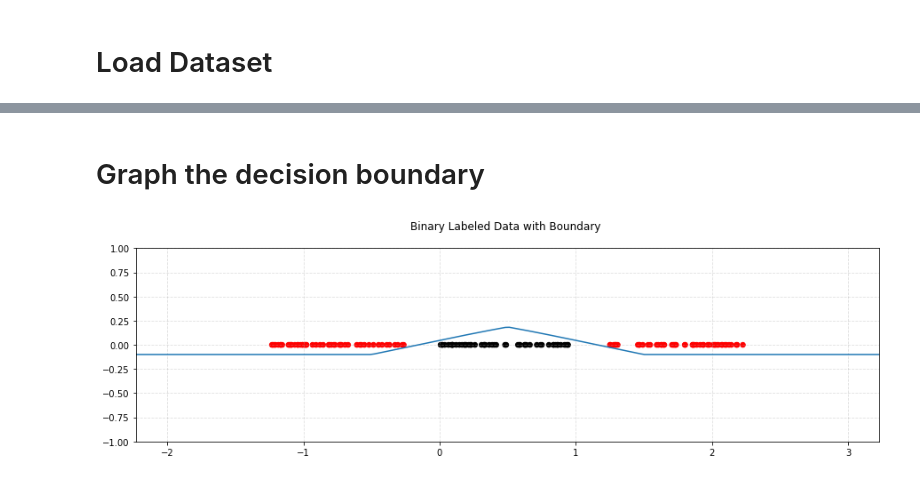
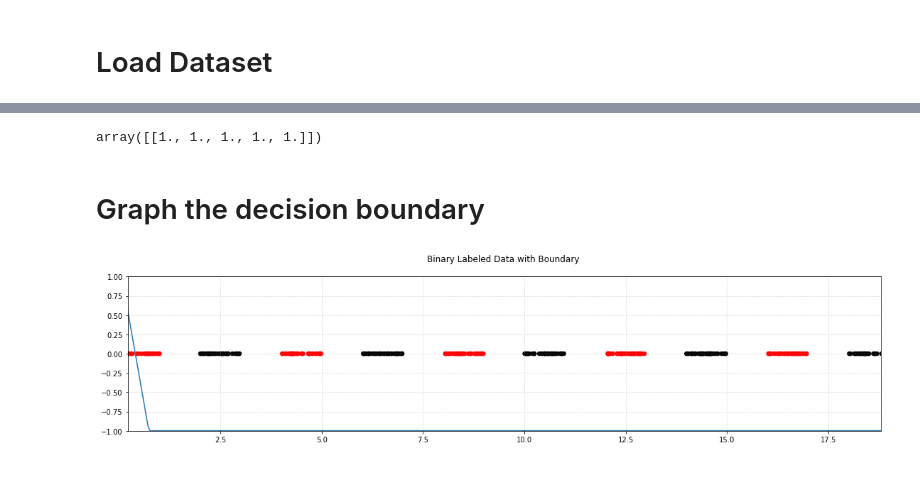
Before and after one commit to AleksandrGontcharov/neuralnetwork, a Jupyter notebook: neural_network_one-dim.ipynb, the cells around one changed output, grey strips where cells are left out. Saved outputs shown, nothing was run; the diff lists cells and outputs as text; code cells hidden in the pictures.

Commit message:
Added trainability of parameters

```diff
--- a/neural_network_one-dim.ipynb
+++ b/neural_network_one-dim.ipynb
@@ -28,5 +6,2 @@ mynetwork.layers['L2']['biases'] = np.zeros_like(mynetwork.layers['L2']['biases'
 # %% [markdown]
 # Load Dataset
-# %%
-X,Y = nregion.load_data()
-nregion.graph(X,Y)
@@ -34,0 +8,3 @@ nregion.graph(X,Y)
+# %%
+X_train, Y_train, X_val, Y_val, C, R = nregion.load_data(regions=10)
+nregion.graph(X_train,Y_train, padding =20)
@@ -34,0 +13,7 @@ nregion.graph(X,Y)
+# %%
+# Example Network
+mynetwork = Network(1)
+mynetwork.add_layer(5, activation = 'absolute' )
+mynetwork.add_layer(5, activation = 'relu')
+mynetwork.add_layer(1, activation = 'sigmoid')
+mynetwork.summary()
@@ -35,2 +26,12 @@ nregion.graph(X,Y)
+# %%
+# Change the slopes of first layer to 1
+mynetwork.layers['L1']['weights'] = np.ones_like(mynetwork.layers['L1']['weights'])
+mynetwork.layers['L1']['weights']
+mynetwork.layers['L2']['weights'] = -np.identity(mynetwork.layers['L2']['weights'].shape[0], dtype=None)
+mynetwork.layers['L2']['weights']
+mynetwork.layers['L3']['weights'] = np.ones_like(mynetwork.layers['L3']['weights'])
+mynetwork.layers['L3']['weights']
+# %% [output]
+array([[1., 1., 1., 1., 1.]])
 # %% [markdown]
 # Graph the decision boundary
@@ -40,5 +38,5 @@ def prediction(x):
 # %%
 # Graph Decision Boundary
-nregion.graph(X, Y, decision = prediction)
+nregion.graph(X_train,Y_train, decision = mynetwork.decision)
 # %% [output]
-[figure, old version]
+[figure, new version]
```
Also changed, not shown: parts of 18 cells of this notebook, 5 other files.
